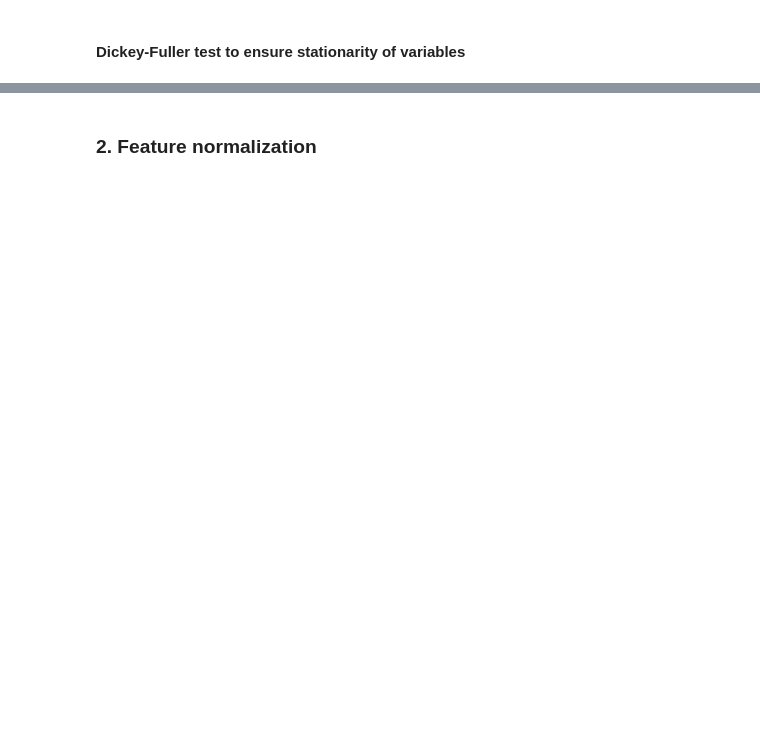
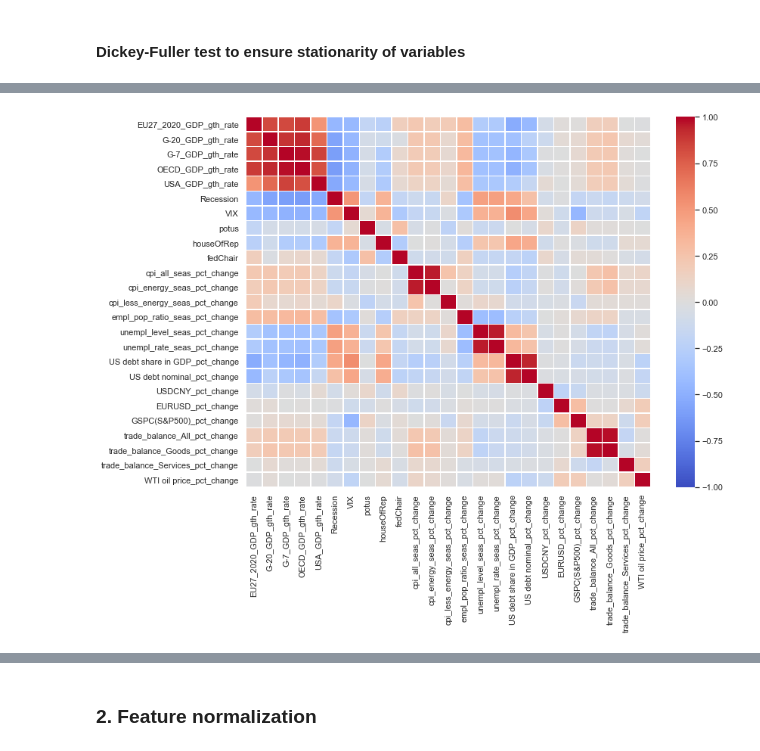
Before and after one commit to julesbertrand/Fed-repo-rate-forecasts, a Jupyter notebook: Finalproject_Feature_selection.ipynb, the cells around one changed output, grey strips where cells are left out. Drawn from its saved outputs; the diff is of its cells as text; code cells hidden in the pictures; blank space fills up the shorter version.

```diff
--- a/Finalproject_Feature_selection.ipynb
+++ b/Finalproject_Feature_selection.ipynb
@@ -59,15 +95,0 @@ visualize_features(data=data,
-# %%
-Y_COL = ['FF month avg', 'FF spot EOM','FF growth rate', 'FF trend']
-X, Y = data.drop(columns = Y_COL), data[Y_COL]
-
-# handle political orientation categories: D = 1, R = 0
-pol_columns = ['potus', 'houseOfRep', 'fedChair']
-for col in pol_columns:
-    X[col] = X[col] == 'D'
-
-settings.add('NON_NUM_COLS', ['Date', 'Recession', 'potus', 'houseOfRep', 'fedChair'])
-settings.add('NUM_COLS', [x for x in X.columns if x not in settings.get('NON_NUM_COLS')])
-
-settings.add('START_DATE', dt.datetime(2000, 1, 1))
-settings.add('END_DATE', dt.datetime(2019, 12, 1))
-print(pd.Series(settings.settings_list))
@@ -105,0 +175,12 @@ settings.replace('NUM_COLS', [x for x in X.columns if x not in settings.get('NON
+# %%
+# Only after START DATE
+X = X.loc[(X['Date'] >= settings.get('START_DATE')) & (X['Date'] <= settings.get('END_DATE'))]
+Y = Y.iloc[X.index]
+print(X.head())
+
+# Removing features with NaN after STARTDATE
+X = X.dropna(axis=1)
+
+# Ensuring Y has values everywhere
+# Y = Y.dropna()
+# X = X.iloc[Y.index]
@@ -105,0 +205,5 @@ settings.replace('NUM_COLS', [x for x in X.columns if x not in settings.get('NON
+# %%
+fig = plt.figure(figsize = (12, 9))
+heat_map = sns.heatmap(X.dropna().corr(), cmap='coolwarm', linewidth=.5, vmin=-1, vmax=1)
+# %% [output]
+[figure, added]
```
Also changed, not shown: parts of 46 cells of this notebook, 5 other files.
